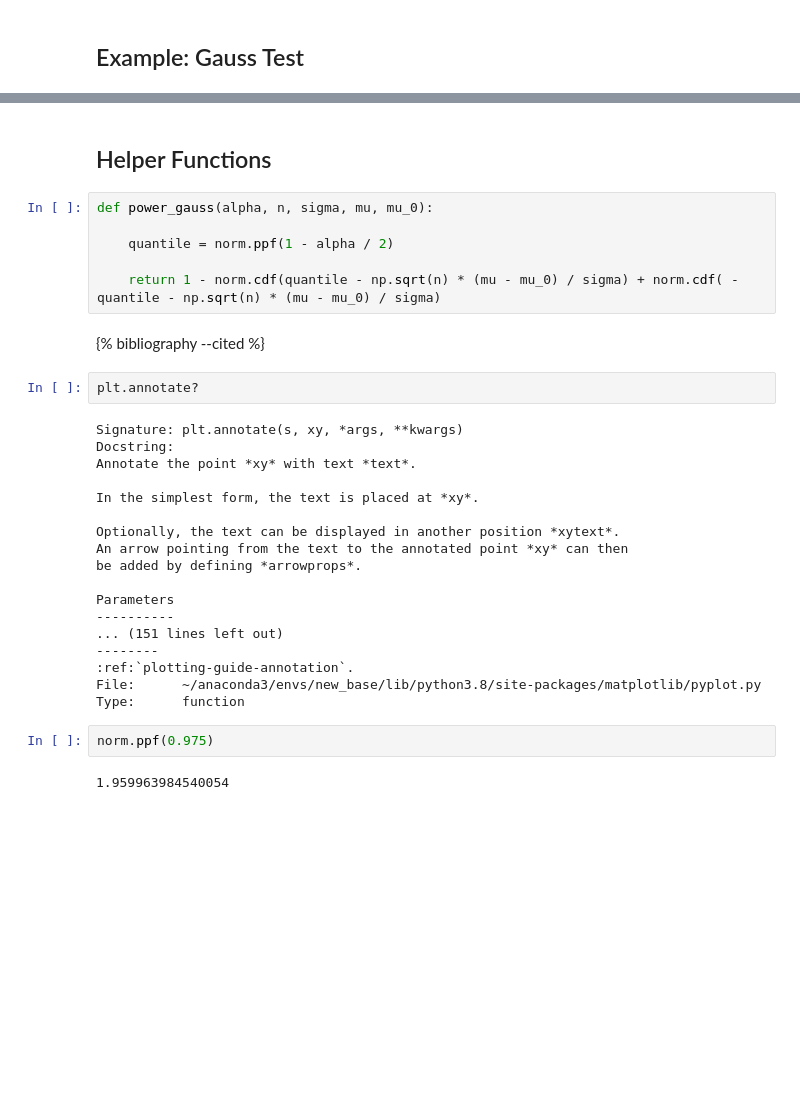
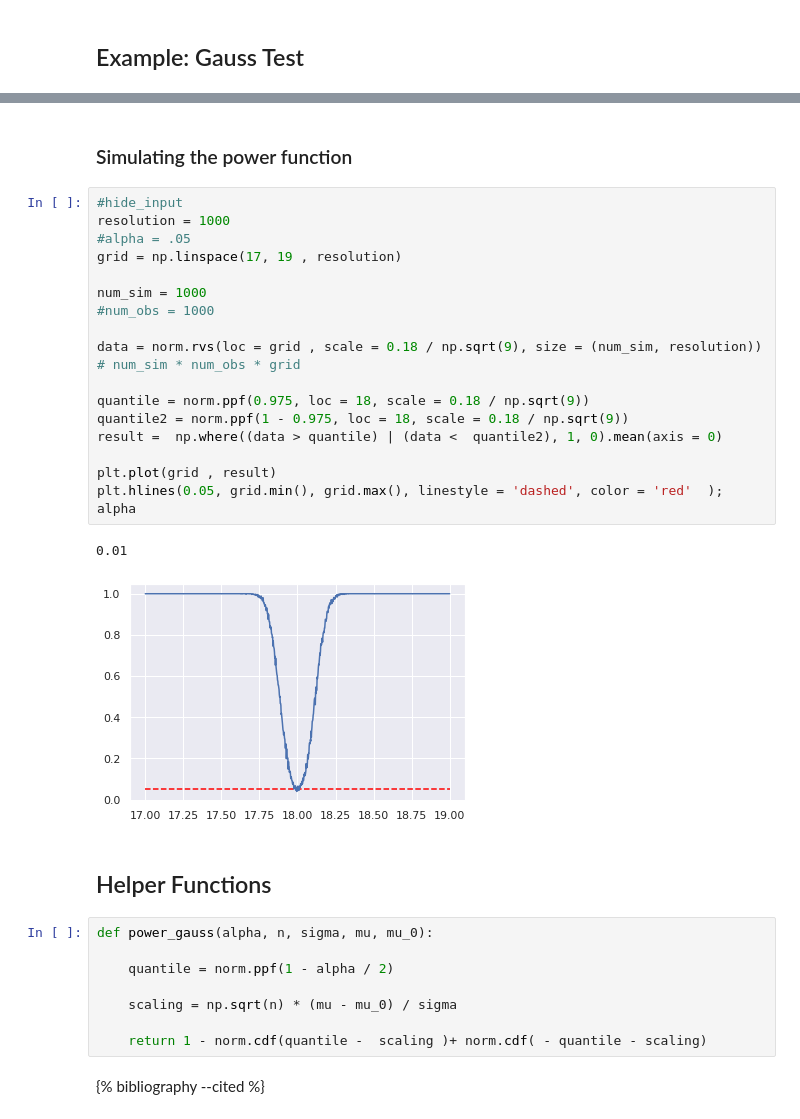
Before and after one commit to ChristopherTh/statistics-blog, a Jupyter notebook: _notebooks/2020-08-23-Hypothses_testing.ipynb, the cells around one changed output, grey strips where cells are left out. Cells and saved outputs as stored; diff of their text form; blank space fills up the shorter version.

```diff
--- a/_notebooks/2020-08-23-Hypothses_testing.ipynb
+++ b/_notebooks/2020-08-23-Hypothses_testing.ipynb
@@ -69,5 +97,27 @@ axes.set_title("Powerfunction", fontsize = 15)
 # %% [output]
 [figure]
+# %% [markdown]
+### Simulating the power function
+# %%
+#hide_input
+resolution = 1000
+#alpha = .05
+grid = np.linspace(17, 19 , resolution)
+
+num_sim = 1000
+#num_obs = 1000
+
+data = norm.rvs(loc = grid , scale = 0.18 / np.sqrt(9), size = (num_sim, resolution)) # num_sim * num_obs * grid
+
+quantile = norm.ppf(0.975, loc = 18, scale = 0.18 / np.sqrt(9))
+quantile2 = norm.ppf(1 - 0.975, loc = 18, scale = 0.18 / np.sqrt(9))
+result =  np.where((data > quantile) | (data <  quantile2), 1, 0).mean(axis = 0)
+
+plt.plot(grid , result)
+plt.hlines(0.05, grid.min(), grid.max(), linestyle = 'dashed', color = 'red'  ); alpha
+# %% [output]
+0.01
+[figure, added]
 # %% [markdown]
 ## Helper Functions
 # %%
@@ -75,30 +125,8 @@ def power_gauss(alpha, n, sigma, mu, mu_0):
 
     quantile = norm.ppf(1 - alpha / 2)
 
-    return 1 - norm.cdf(quantile - np.sqrt(n) * (mu - mu_0) / sigma) + norm.cdf( - quantile - np.sqrt(n) * (mu - mu_0) / sigma)
+    scaling = np.sqrt(n) * (mu - mu_0) / sigma
+
+    return 1 - norm.cdf(quantile -  scaling )+ norm.cdf( - quantile - scaling)
 # %% [markdown]
 {% bibliography --cited %}
-# %%
-plt.annotate?
-# %% [output]
-Signature: plt.annotate(s, xy, *args, **kwargs)
-Docstring:
-Annotate the point *xy* with text *text*.
-
-In the simplest form, the text is placed at *xy*.
-
-Optionally, the text can be displayed in another position *xytext*.
-An arrow pointing from the text to the annotated point *xy* can then
-be added by defining *arrowprops*.
-
-Parameters
-----------
-... (151 lines left out)
---------
-:ref:`plotting-guide-annotation`.
-File:      ~/anaconda3/envs/new_base/lib/python3.8/site-packages/matplotlib/pyplot.py
-Type:      function
-# %%
-norm.ppf(0.975)
-# %% [output]
-1.959963984540054
```
Also changed, not shown: parts of 12 cells of this notebook, 3 other files.
